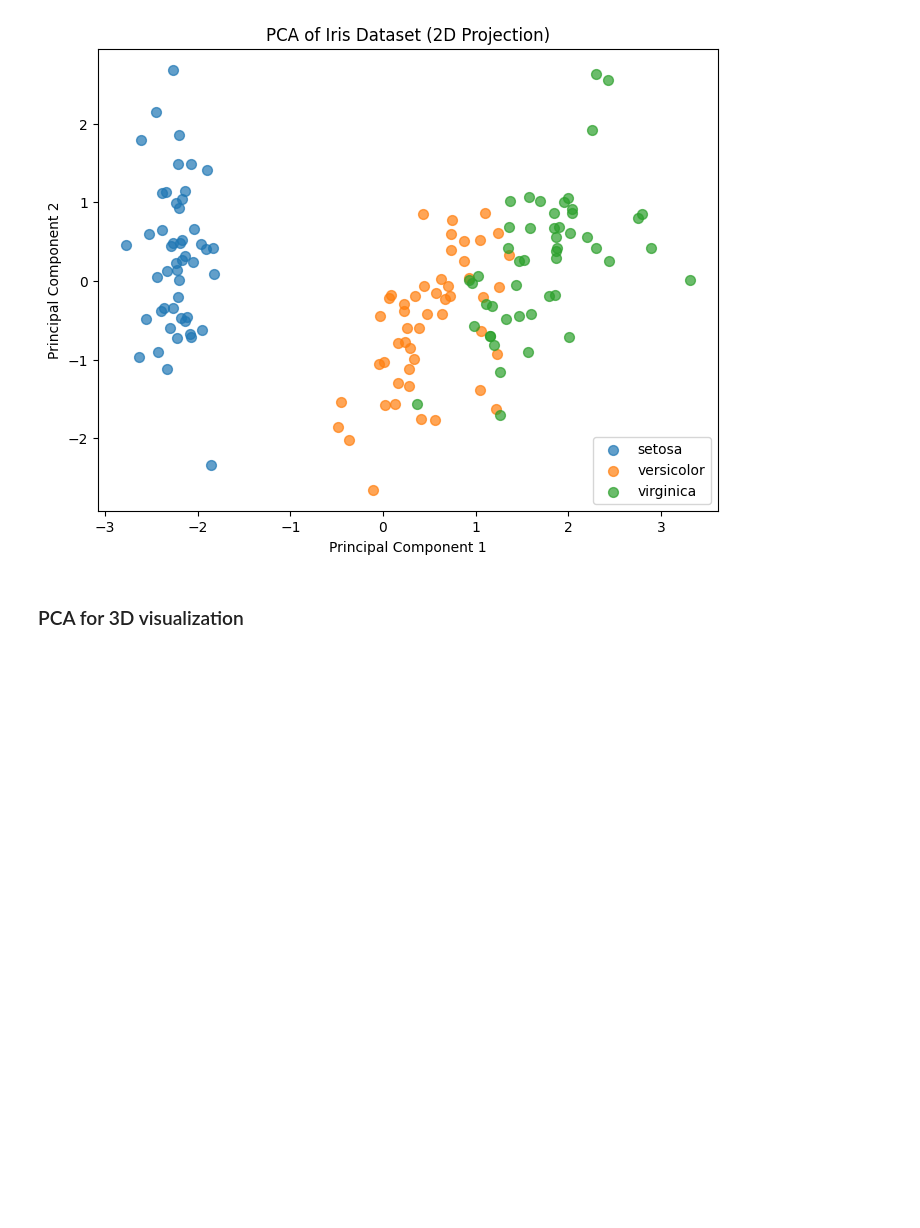
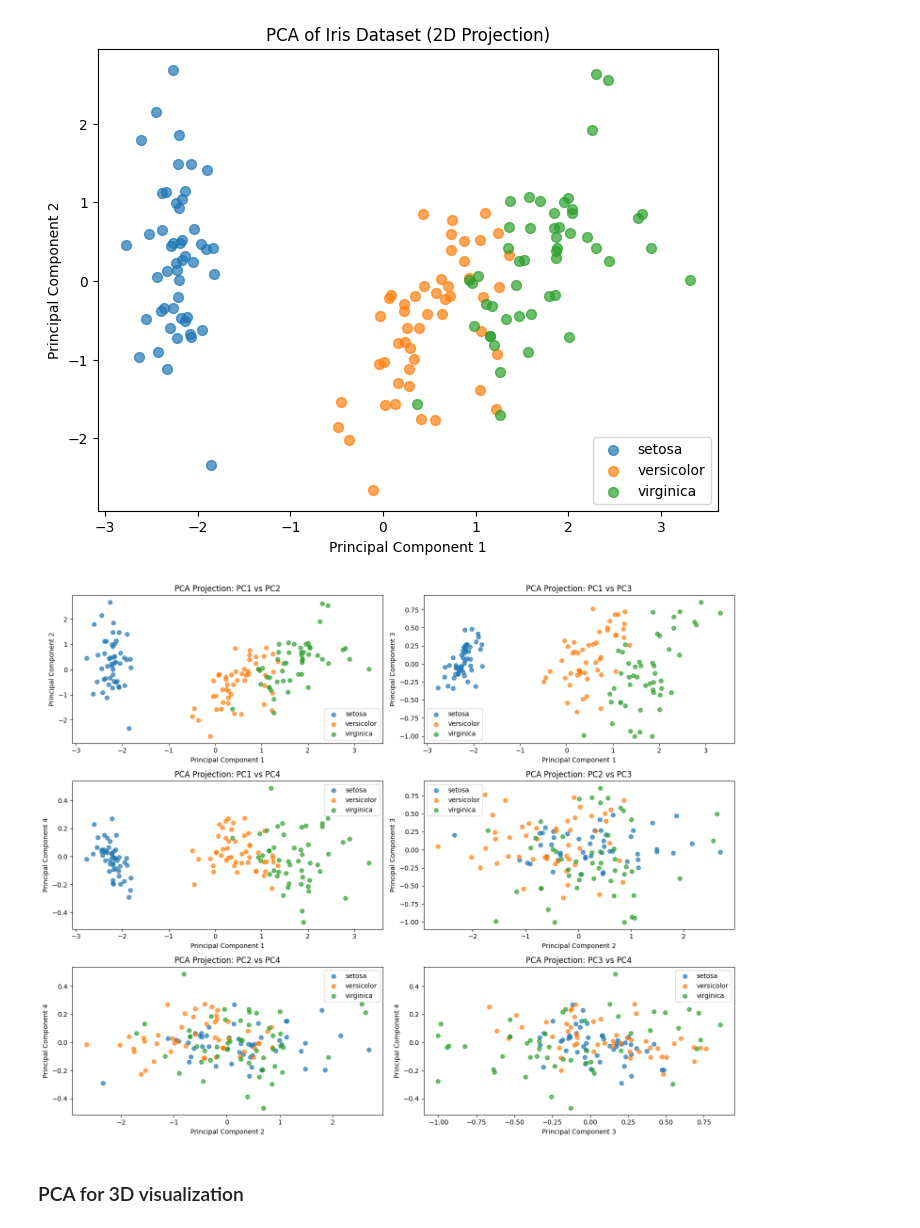
Before and after one commit to Israil445/Machine_Learning_Lab, a Jupyter notebook: Principal_Component_Analysis/pca.ipynb, the cells around one changed output. Drawn from its saved outputs; the diff is of its cells as text; code cells hidden in the pictures; blank space fills up the shorter version.

```diff
--- a/Principal_Component_Analysis/pca.ipynb
+++ b/Principal_Component_Analysis/pca.ipynb
@@ -55,8 +56,10 @@ plt.show()
 # %% [markdown]
 ### PCA for 2D visualization
 # %%
-pca_2d = PCA(n_components=2)
-X_pca = pca_2d.fit_transform(scaler.fit_transform(X))
+scaler = StandardScaler()
+X_scaled = scaler.fit_transform(X)
+pca = PCA(n_components=2)
+X_pca = pca.fit_transform(X_scaled)
 
 plt.figure(figsize=(8, 6))
 for i, target_name in enumerate(target_names):
@@ -69,6 +72,32 @@ plt.legend()
 plt.show()
 # %% [output]
 [figure]
+# %%
+# Plot all pair of principal components
+scaler = StandardScaler()
+X_scaled = scaler.fit_transform(X)
+pca = PCA(n_components=4)
+X_pca = pca.fit_transform(X_scaled)
+
+
+# All pairs of components
+pairs = list(itertools.combinations(range(4), 2))
+
+plt.figure(figsize=(15, 12))
+
+for idx, (i, j) in enumerate(pairs, 1):
+    plt.subplot(3, 2, idx)
+    for k, target_name in enumerate(target_names):
+        plt.scatter(X_pca[y == k, i], X_pca[y == k, j], label=target_name, alpha=0.7, s=40)
+    plt.xlabel(f"Principal Component {i+1}")
+    plt.ylabel(f"Principal Component {j+1}")
+    plt.title(f"PCA Projection: PC{i+1} vs PC{j+1}")
+    plt.legend()
+
+plt.tight_layout()
+plt.show()
+# %% [output]
+[figure, added]
 # %% [markdown]
 ### PCA for 3D visualization
 # %%
```
Also changed, not shown: parts of 1 cell of this notebook.
